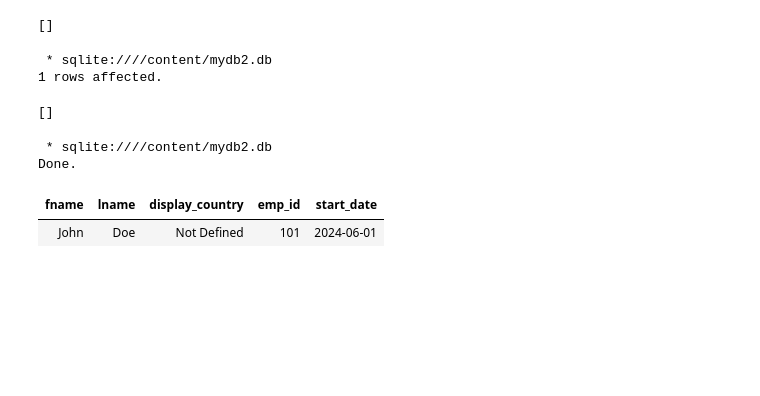
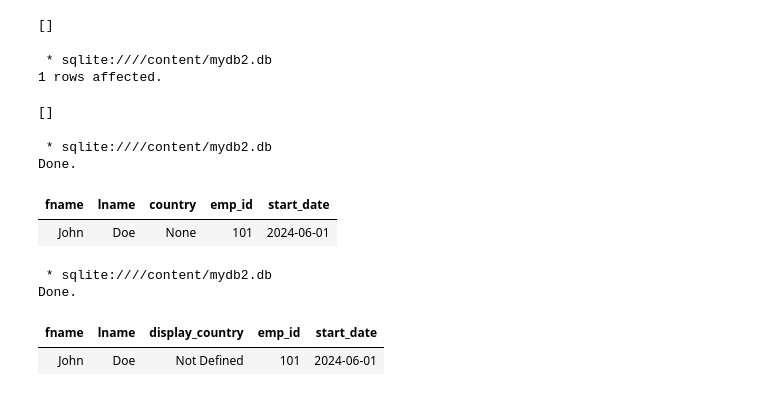
Before and after one commit to salemprakash/FoDS-Fall-2025-26, a Jupyter notebook: Module 2 Sql.ipynb, the cells around one changed output. Saved outputs shown, nothing was run; the diff lists cells and outputs as text; code cells hidden in the pictures; blank space fills up the shorter version.

```diff
--- a/Module 2 Sql.ipynb
+++ b/Module 2 Sql.ipynb
@@ -1107,6 +1104,14 @@ VALUES ('John', 'Doe', NULL, 101, '2024-06-01');
  * sqlite:////content/mydb2.db
 1 rows affected.
 []
+# %%
+%%sql
+SELECT * FROM test;
+# %% [output]
+ * sqlite:////content/mydb2.db
+Done.
+| fname | lname | country | emp_id | start_date |
+| John | Doe | None | 101 | 2024-06-01 |
 # %%
 %%sql
 SELECT
```
Also changed, not shown: parts of 1 cell of this notebook.
